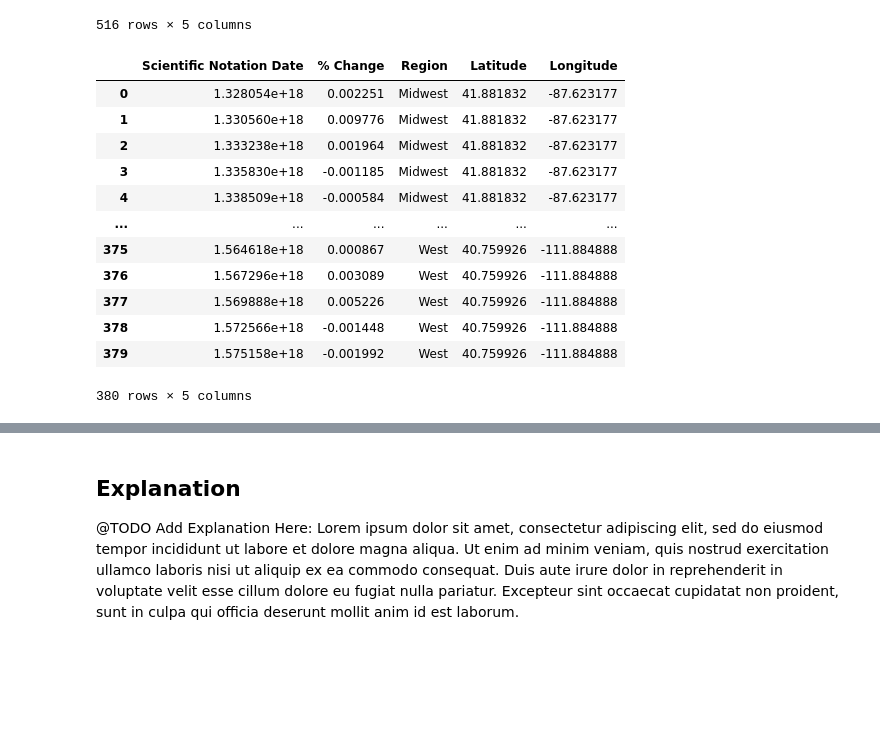
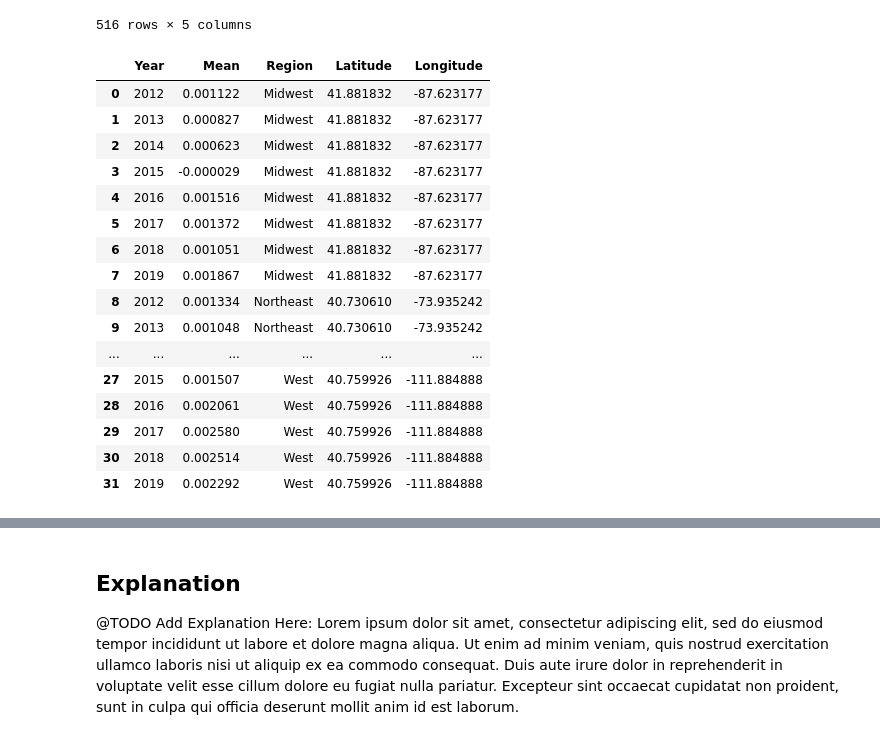
Before and after one commit to SZun/Real-Impact-of-Inflation, a Jupyter notebook: Real-Impact-Of-Inflation.ipynb, the cells around one changed output, grey strips where cells are left out. Cells and saved outputs as stored; diff of their text form; code cells hidden in the pictures; blank space fills up the shorter version.

```diff
--- a/Real-Impact-Of-Inflation.ipynb
+++ b/Real-Impact-Of-Inflation.ipynb
@@ -336,8 +334,8 @@ all_regions_pct.tail()
 | 2022-09-01 | 0.002443 | 0.000968 | 0.001699 | 0.003443 |
 # %%
 # crate seperate dataframes for dates before and after January 2020
-all_regions_pct_b20 = all_regions_pct[0:95]
-all_regions_pct_a20 = all_regions_pct[96:128]
+all_regions_pct_b20 = all_regions_pct[:95]
+all_regions_pct_a20 = all_regions_pct[95:]
 
 display(all_regions_pct_b20.head())
 display(all_regions_pct_a20.head())
@@ -417,27 +423,42 @@ all_regions_mapped_df
 | 515 | 20220901 | 315.094 | West | 40.759926 | -111.884888 |
 516 rows × 5 columns
 # %%
-all_regions_pct_change_before_2020 = pd.concat([regions_df[['Region','Latitude','Longitude']]]*95, ignore_index=True).sort_values('Region').reset_index().drop(columns='index')
+all_regions_pct_before_2020 = pd.concat([regions_df[['Region','Latitude','Longitude']]]*8, ignore_index=True).sort_values('Region').reset_index().drop(columns='index')
 
-float_dates = pd.DataFrame(all_regions_pct_b20.index.values.astype('float'))
-all_regions_pct_change_before_2020['Scientific Notation Date'] = pd.concat([float_dates,float_dates,float_dates,float_dates]).reset_index().drop(columns='index')
-all_regions_pct_change_before_2020['% Change'] = pd.concat([all_regions_pct_b20[i] for i in all_regions_pct_b20.columns]).reset_index()[0].drop(columns='index')
+yearly_regional_means = []
 
-all_regions_pct_change_before_2020 = all_regions_pct_change_before_2020[['Scientific Notation Date','% Change', 'Region', 'Latitude', 'Longitude']]
+for col in all_regions_pct_a20.columns:
+    yearly_regional_means.append(all_regions_pct_b20.iloc[:11][col].mean())
+    yearly_regional_means.append(all_regions_pct_b20.iloc[11:23][col].mean())
+    yearly_regional_means.append(all_regions_pct_b20.iloc[23:35][col].mean())
+    yearly_regional_means.append(all_regions_pct_b20.iloc[35:47][col].mean())
+    yearly_regional_means.append(all_regions_pct_b20.iloc[47:59][col].mean())
+    yearly_regional_means.append(all_regions_pct_b20.iloc[59:71][col].mean())
+    yearly_regional_means.append(all_regions_pct_b20.iloc[71:83][col].mean())
+    yearly_regional_means.append(all_regions_pct_b20.iloc[83:][col].mean())
 
-all_regions_pct_change_before_2020
+
+
+all_regions_pct_before_2020['Year'] = list(range(2012,2020))*4
+all_regions_pct_before_2020['Mean'] = yearly_regional_means
+all_regions_pct_before_2020 = all_regions_pct_before_2020[['Year','Mean', 'Region', 'Latitude', 'Longitude']]
+all_regions_pct_before_2020
 # %% [output]
-|  | Scientific Notation Date | % Change | Region | Latitude | Longitude |
-| 0 | 1.328054e+18 | 0.002251 | Midwest | 41.881832 | -87.623177 |
-| 1 | 1.330560e+18 | 0.009776 | Midwest | 41.881832 | -87.623177 |
-| 2 | 1.333238e+18 | 0.001964 | Midwest | 41.881832 | -87.623177 |
-| 3 | 1.335830e+18 | -0.001185 | Midwest | 41.881832 | -87.623177 |
-| 4 | 1.338509e+18 | -0.000584 | Midwest | 41.881832 | -87.623177 |
+|  | Year | Mean | Region | Latitude | Longitude |
+| 0 | 2012 | 0.001122 | Midwest | 41.881832 | -87.623177 |
+| 1 | 2013 | 0.000827 | Midwest | 41.881832 | -87.623177 |
+| 2 | 2014 | 0.000623 | Midwest | 41.881832 | -87.623177 |
+| 3 | 2015 | -0.000029 | Midwest | 41.881832 | -87.623177 |
+| 4 | 2016 | 0.001516 | Midwest | 41.881832 | -87.623177 |
+| 5 | 2017 | 0.001372 | Midwest | 41.881832 | -87.623177 |
+| 6 | 2018 | 0.001051 | Midwest | 41.881832 | -87.623177 |
+| 7 | 2019 | 0.001867 | Midwest | 41.881832 | -87.623177 |
+| 8 | 2012 | 0.001334 | Northeast | 40.730610 | -73.935242 |
+| 9 | 2013 | 0.001048 | Northeast | 40.730610 | -73.935242 |
 | ... | ... | ... | ... | ... | ... |
-| 375 | 1.564618e+18 | 0.000867 | West | 40.759926 | -111.884888 |
-| 376 | 1.567296e+18 | 0.003089 | West | 40.759926 | -111.884888 |
-| 377 | 1.569888e+18 | 0.005226 | West | 40.759926 | -111.884888 |
-| 378 | 1.572566e+18 | -0.001448 | West | 40.759926 | -111.884888 |
-| 379 | 1.575158e+18 | -0.001992 | West | 40.759926 | -111.884888 |
+| 27 | 2015 | 0.001507 | West | 40.759926 | -111.884888 |
+| 28 | 2016 | 0.002061 | West | 40.759926 | -111.884888 |
+| 29 | 2017 | 0.002580 | West | 40.759926 | -111.884888 |
+| 30 | 2018 | 0.002514 | West | 40.759926 | -111.884888 |
+| 31 | 2019 | 0.002292 | West | 40.759926 | -111.884888 |
-380 rows × 5 columns
 # %%
```
Also changed, not shown: parts of 10 cells of this notebook.
